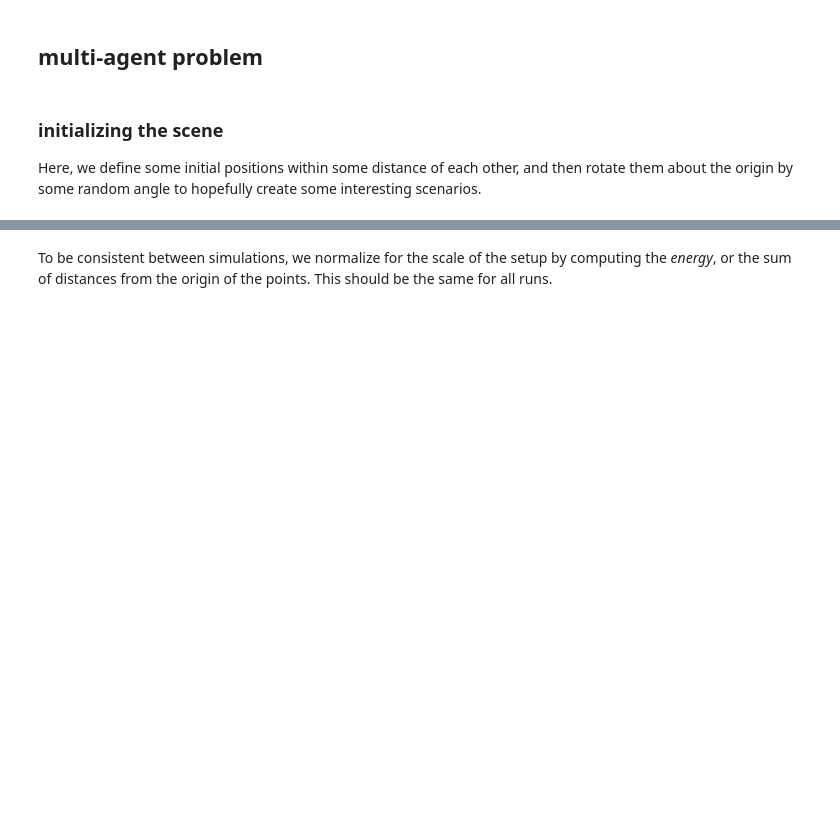
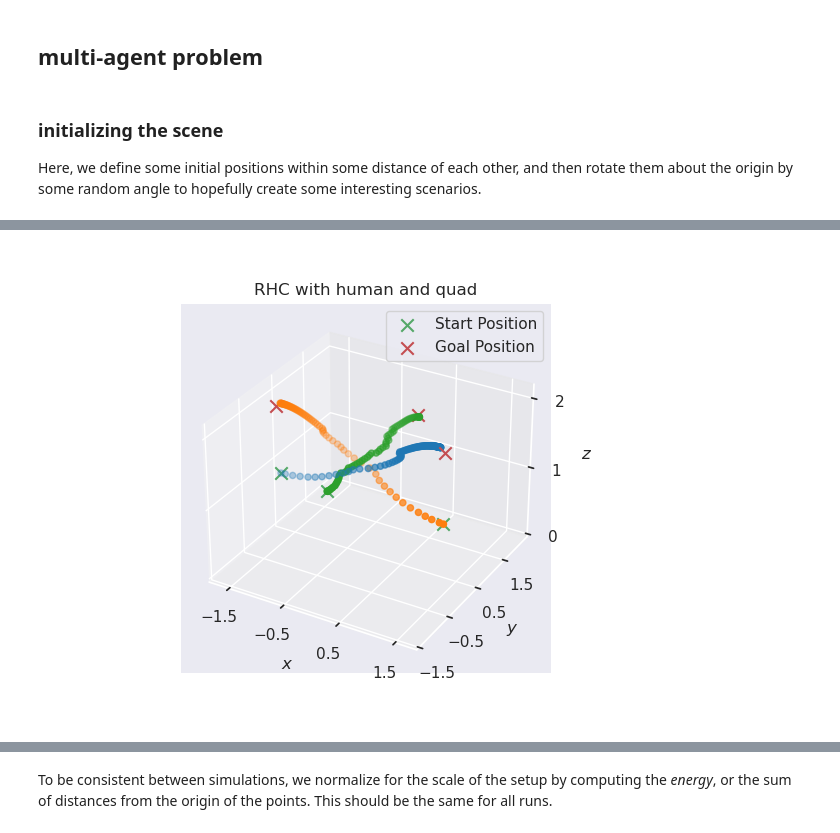
Before and after one commit to labicon/dp-ilqr, a Jupyter notebook: run/main.ipynb, the cells around one changed output, grey strips where cells are left out. Saved outputs shown, nothing was run; the diff lists cells and outputs as text; code cells hidden in the pictures; blank space fills up the shorter version.

```diff
--- a/run/main.ipynb
+++ b/run/main.ipynb
@@ -286,17 +351,17 @@ n_dims = [3,3,2]
 
 dt = 0.05
 N = 50
-radius = 1.0
+radius = 0.5
 
 x0, xf = paper_setup_quads()
 
 Q = np.diag([1, 1, 1, 5, 5, 5])
-R = np.diag([0, 1, 1])
+R = np.diag([1, 1, 1])
 Qf = 1e3 * np.eye(n_states)
 
-Q_human = np.diag([1, 1, 0, 0, 0, 0])
+Q_human = np.diag([1, 1, 1, 0, 0, 0])
 R_human = np.diag([1, 1, 1e-9])
-Qf_human = 1e3 * np.eye(Q.shape[0])
+Qf_human = 1e2 * np.eye(Q.shape[0])
 
 # Qs = [Q, Q, Q_human]
 # Rs = [R, R, R_human]
@@ -305,8 +370,8 @@ Qs = [Q] * n_agents
 Rs = [R] * n_agents
 Qfs = [Qf] * n_agents
 
-# models = [dec.QuadcopterDynamics6D]*n_agents
-models = [dec.QuadcopterDynamics6D,dec.QuadcopterDynamics6D,dec.QuadcopterDynamics6D]
+
+models = [dec.QuadcopterDynamics6D,dec.QuadcopterDynamics6D,dec.HumanDynamics6D]
 ids = [100 + i for i in range(n_agents)]
 dynamics = dec.MultiDynamicalModel([model(dt, id_) for id_, model in zip(ids, models)])
 
@@ -318,9 +383,9 @@ goal_costs = [
 ]
 prox_cost = dec.ProximityCost(x_dims, radius, n_dims)
 game_cost = dec.GameCost(goal_costs, prox_cost)
-goal_costs[-1].Q = Q_human
-goal_costs[-1].R = R_human
-goal_costs[-1].Qf = Qf_human
+# goal_costs[-1].Q = Q_human
+# goal_costs[-1].R = R_human
+# goal_costs[-1].Qf = Qf_human
 problem = dec.ilqrProblem(dynamics, game_cost)
 solver = dec.ilqrSolver(problem, N)
 
@@ -366,7 +467,7 @@ plt.draw()
 %%time
 n_d = 3
 step_size = 5
-N = 15
+N = 25
 
 # Start in hover condition.
 # U0 = np.zeros((N, n_agents*n_controls))
@@ -386,15 +503,21 @@ from matplotlib import font_manager
 # %%
 plt.clf()
 plt.figure()
 plot_solve(X_rhc, J_rhc, xf,x_dims, True, n_d=3)
 plt.title('RHC with human and quad')
 ax = plt.gca()
 # ax.set_title("5 Unicycle Agents")
 ax.set_xlabel("$x$")
 ax.set_ylabel("$y$")
 ax.set_zlabel("$z$")
+ax.set_xticks(np.arange(-1.5,1.7,1.0))
+ax.set_yticks(np.arange(-1.5,1.7,1.0))
+ax.set_zticks(np.arange(0,2.1,1.0))
 ax.legend(plt.gca().get_children()[1:3], ["Start Position", "Goal Position"])
+plt.savefig('/mnt/c/Users/Randy666/Documents/projects/ICON_lab/decentralized/media/2quads_1human.png')
 plt.draw()
+# %% [output]
+[figure, added]
 # %%
 plt.clf()
 plt.plot(dec.compute_pairwise_distance(X, x_dims, n_dims[1]))
```
Also changed, not shown: parts of 21 cells of this notebook, 1 other file.
